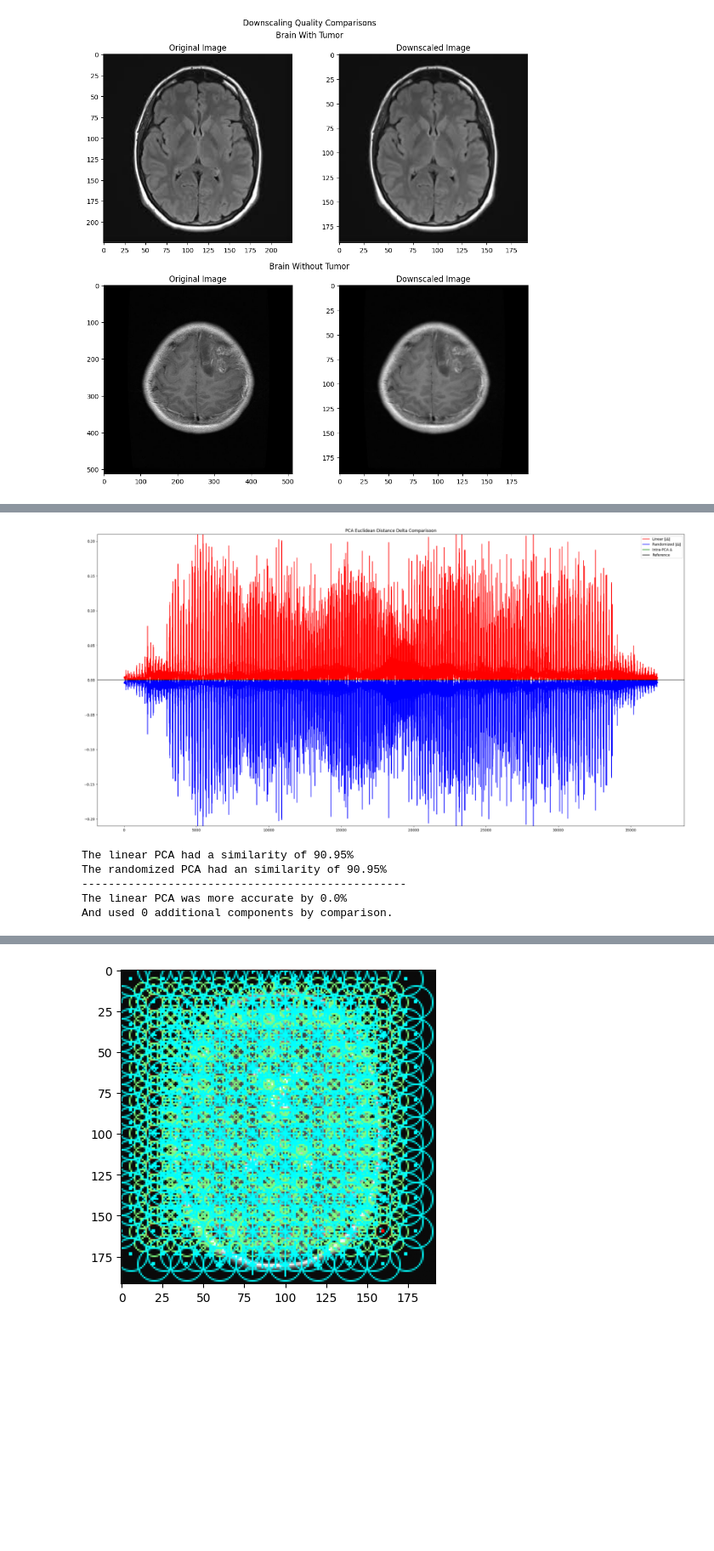
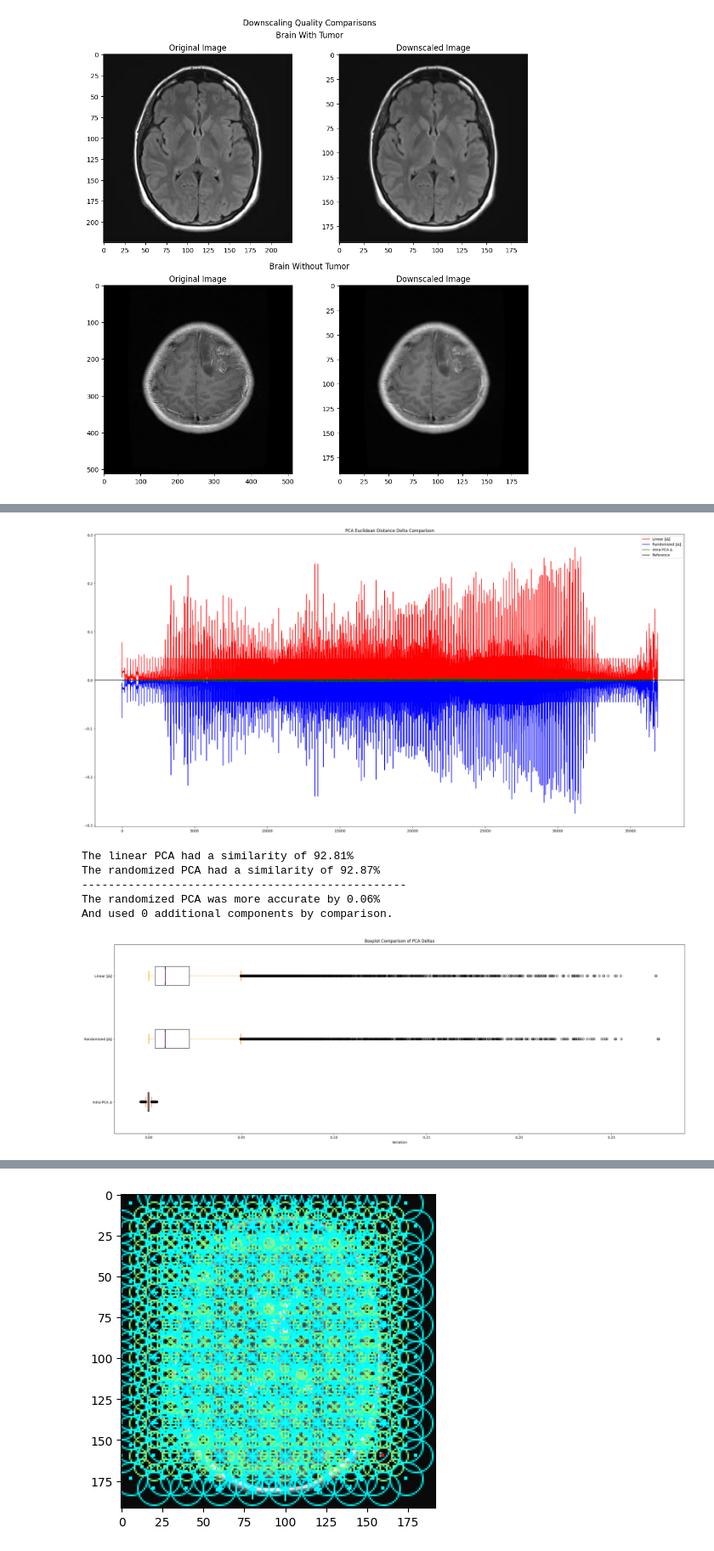
Before and after one commit to S-Bryce/ML-Lab-2, a Jupyter notebook: main.ipynb, the cells around one changed output, grey strips where cells are left out. Shown at 85% size. Saved outputs shown, nothing was run; the diff lists cells and outputs as text; code cells hidden in the pictures; blank space fills up the shorter version.

```diff
--- a/main.ipynb
+++ b/main.ipynb
@@ -199,7 +194,7 @@ What constitutes this "good threshold"? We set this as the point at which the ei
 Once we fit the first linear PCA and find this theshold, we can run a new linear PCA that only targets the *N* components found to be useful, creating a new transformation that we can begin analyzing.
 # %%
 # Linear PCA
-pca = PCA(n_components=260, svd_solver="full")
+pca = PCA(n_components=128, svd_solver="full")
 pca_results = pca.fit_transform(images)
 
 color_var = "#008000"
@@ -254,2 +249,19 @@ This process can be thought of as being analogous to (rudimentary) image compres
 
 But before we get ahead of ourselves, let's take a look at what our newly reduced image looks like.
+# %%
+# Pick a random image to compare
+# Divided by 4 compared to random_state to find a good template image
+random.seed(a=36864/4)
+image_num = random.randint(0, len(cancer_images))
+
+linear_imgs = linear_pca.inverse_transform(linear_pca_results)
+lin_components = num_components
+
+fig, ax = plt.subplots(1, 3, figsize=(20,10))
+ax[0].imshow(cancer_images[image_num], cmap='gray')
+ax[0].set_title("Original Image")
+ax[1].imshow(images[image_num].reshape(192, 192), cmap='gray')
+ax[1].set_title("Downscaled Image")
+ax[2].imshow(np.clip(linear_imgs[image_num].reshape(192,192), 0, 1), cmap="gray")
+ax[2].set_title("Reduced/Compressed Image (" + str(lin_components) + " components)")
+plt.show()
@@ -375,38 +385,48 @@ plt.show()
 # %%
 plt.figure(figsize=(30, 15))
-plt.title("PCA Euclidean Distance Delta Comparisoon")
-plt.ylim(-0.21,0.21)
-#plt.plot(x, images[25], color="blue", label="Baseline")
-#plt.plot(x, linear_imgs[25], color="green", label="Linear")
-#plt.plot(x, randomized_imgs[25], color="orange", label="Randomized")
+plt.title("PCA Euclidean Distance Delta Comparison")
 
-plt.plot(np.abs(linear_imgs[25]-images[25]), color="red", linestyle="-", label="Linear ∥Δ∥")
-plt.plot(-np.abs(randomized_imgs[25]-images[25]), color="blue", linestyle="-", label="Randomized ∥Δ∥")
-plt.plot(randomized_imgs[25]-linear_imgs[25], color="green", linestyle="-", label="Intra-PCA Δ")
+plt.plot(np.abs(linear_imgs[image_num]-images[image_num]), color="red", linestyle="-", label="Linear ∥Δ∥")
+plt.plot(-np.abs(randomized_imgs[image_num]-images[image_num]), color="blue", linestyle="-", label="Randomized ∥Δ∥")
+plt.plot(randomized_imgs[image_num]-linear_imgs[image_num], color="green", linestyle="-", label="Intra-PCA Δ")
 plt.axhline(y=0, color="black", linestyle="-", label="Reference")
 plt.legend(loc="upper right")
 plt.show()
 
-lin_score, _ = ssim(linear_imgs[25], images[25], full=True)
-rand_score, _ = ssim(randomized_imgs[25], images[25], full=True)
+lin_score, _ = ssim(linear_imgs[image_num], images[image_num], full=True)
+rand_score, _ = ssim(randomized_imgs[image_num], images[image_num], full=True)
 print("The linear PCA had a similarity of " + str(round(lin_score * 100, 2)) + "%")
-print("The randomized PCA had an similarity of " + str(round(rand_score * 100, 2)) + "%")
+print("The randomized PCA had a similarity of " + str(round(rand_score * 100, 2)) + "%")
 print("-------------------------------------------------")
 # Agony. Anguish. Despair.
 print("The "
       + ("linear" if lin_score >= rand_score else "randomized")
       + " PCA was more accurate by "
       + str(round(max(lin_score - rand_score, rand_score - lin_score) * 100, 2))
       + "%\nAnd used "
-      + str(lin_components - rand_components if lin_score >= rand_score else rand_components - lin_components)
+      + str(abs(lin_components - rand_components))
       + (" additional" if lin_score >= rand_score and lin_components - rand_components >= 0 or rand_score >= lin_score and rand_components - lin_components >= 0 else " fewer")
       + " components by comparison.")
 
 # Add a box & whisker plot to view the distribution of the amount of error for each
+fig = plt.figure(figsize=(30, 10))
+ax = fig.add_subplot(111)
+boxplots = ax.boxplot([randomized_imgs[image_num]-linear_imgs[image_num], np.abs(randomized_imgs[image_num]-images[image_num]), np.abs(linear_imgs[image_num]-images[image_num])], notch=True, vert=False)
+ax.set_yticklabels(["Intra-PCA Δ", "Randomized ∥Δ∥", "Linear ∥Δ∥"])
+for median in boxplots["medians"]:
+    median.set(color="purple", linewidth=2)
+for whisker in boxplots["whiskers"]:
+    whisker.set(color="orange",linewidth=2, linestyle=":")
+for cap in boxplots["caps"]:
+    cap.set(color="orange", linewidth=2)
+plt.title("Boxplot Comparison of PCA Deltas")
+plt.xlabel("Variation")
+plt.show()
 # %% [output]
-[figure, old version]
+[figure, new version]
-The linear PCA had a similarity of 90.95%
-The randomized PCA had an similarity of 90.95%
+The linear PCA had a similarity of 92.81%
+The randomized PCA had a similarity of 92.87%
 -------------------------------------------------
-The linear PCA was more accurate by 0.0%
+The randomized PCA was more accurate by 0.06%
 And used 0 additional components by comparison.
+[figure, added]
```
Also changed, not shown: parts of 21 cells of this notebook.
